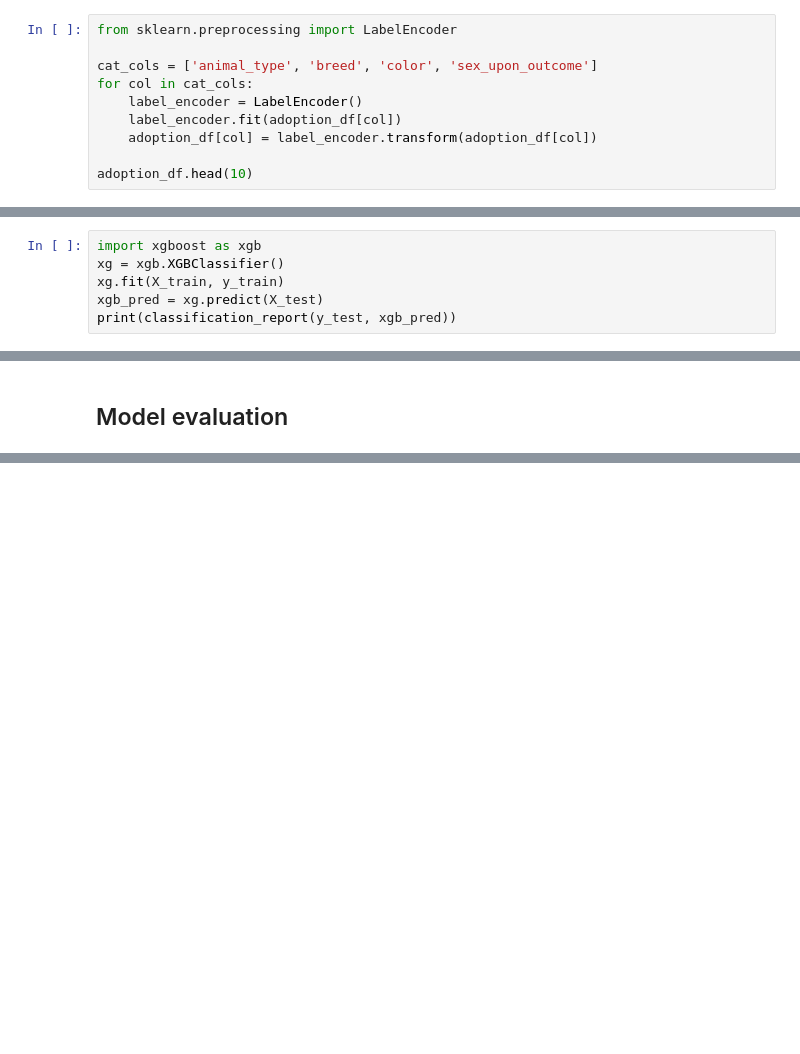
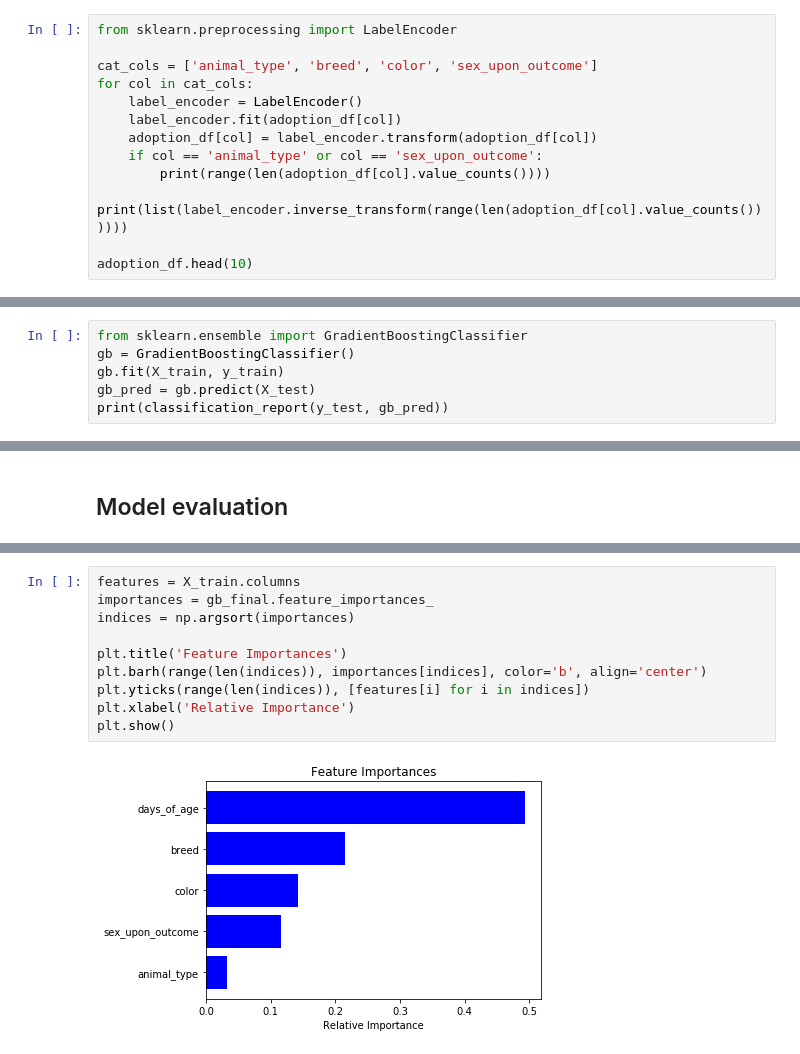
Before and after one commit to natesh23/Austin-animal-shelter-outcomes, a Jupyter notebook: Austin shelter outcomes.ipynb, the cells around one changed output, grey strips where cells are left out. Drawn from its saved outputs; the diff is of its cells as text; blank space fills up the shorter version.

```diff
--- a/Austin shelter outcomes.ipynb
+++ b/Austin shelter outcomes.ipynb
@@ -239,6 +235,9 @@ for col in cat_cols:
     label_encoder = LabelEncoder()
     label_encoder.fit(adoption_df[col])
     adoption_df[col] = label_encoder.transform(adoption_df[col])
+    if col == 'animal_type' or col == 'sex_upon_outcome':
+        print(range(len(adoption_df[col].value_counts())))
+        print(list(label_encoder.inverse_transform(range(len(adoption_df[col].value_counts())))))
 
 adoption_df.head(10)
 # %% [output]
@@ -288,6 +290,0 @@ avg / total       0.75      0.75      0.75     21289
-# %%
-import xgboost as xgb
-xg = xgb.XGBClassifier()
-xg.fit(X_train, y_train)
-xgb_pred = xg.predict(X_test)
-print(classification_report(y_test, xgb_pred))
@@ -300,0 +291,6 @@ avg / total       0.78      0.78      0.78     21289
+# %%
+from sklearn.ensemble import GradientBoostingClassifier
+gb = GradientBoostingClassifier()
+gb.fit(X_train, y_train)
+gb_pred = gb.predict(X_test)
+print(classification_report(y_test, gb_pred))
@@ -394,0 +390,12 @@ plot_importance(xgb_final)
+# %%
+features = X_train.columns
+importances = gb_final.feature_importances_
+indices = np.argsort(importances)
+
+plt.title('Feature Importances')
+plt.barh(range(len(indices)), importances[indices], color='b', align='center')
+plt.yticks(range(len(indices)), [features[i] for i in indices])
+plt.xlabel('Relative Importance')
+plt.show()
+# %% [output]
+[figure, added]
```
Also changed, not shown: parts of 25 cells of this notebook.
